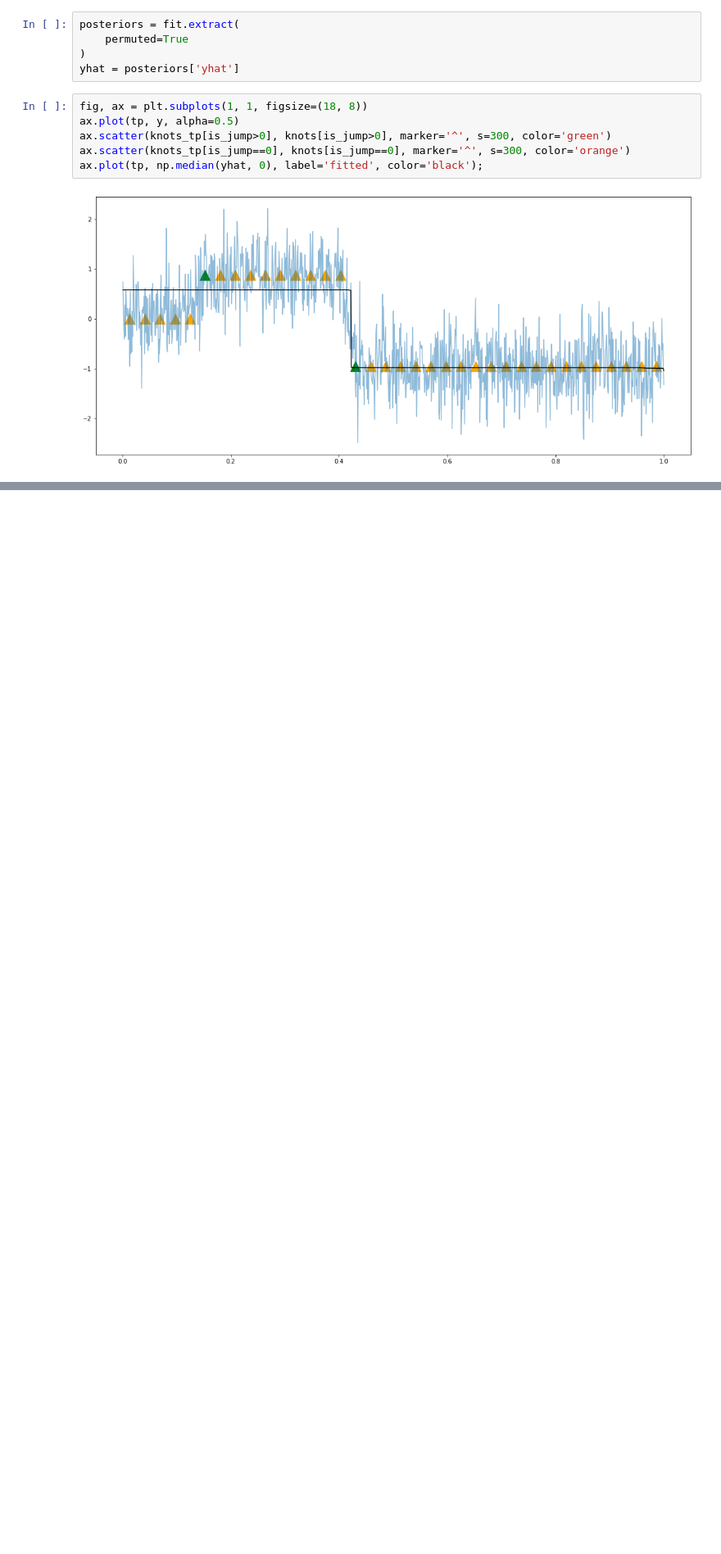
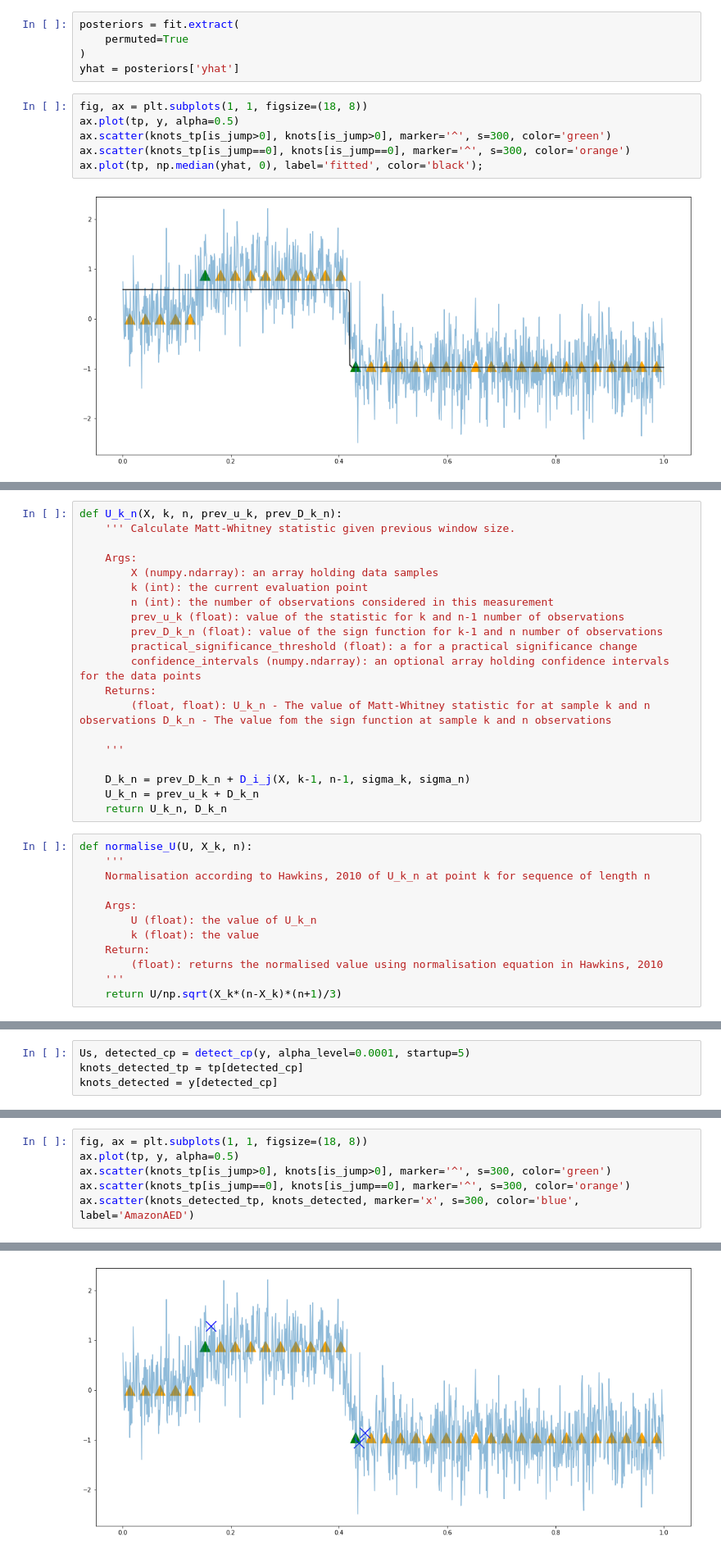
Before and after one commit to edwinnglabs/ts-playground, a Jupyter notebook: notebooks/change_point_spline.ipynb, the cells around one changed output, grey strips where cells are left out. Shown at 82% size. Cells and saved outputs as stored; diff of their text form; blank space fills up the shorter version.

Commit message:
change point research

```diff
--- a/notebooks/change_point_spline.ipynb
+++ b/notebooks/change_point_spline.ipynb
@@ -455,0 +487,32 @@ array([ 0.58305087, -1.41310145, -0.9583554 , -1.0403483 ])
+# %%
+def U_k_n(X, k, n, prev_u_k, prev_D_k_n):
+    ''' Calculate Matt-Whitney statistic given previous window size.
+
+    Args:
+        X (numpy.ndarray): an array holding data samples
+        k (int): the current evaluation point
+        n (int): the number of observations considered in this measurement
+        prev_u_k (float): value of the statistic for k and n-1 number of observations
+        prev_D_k_n (float): value of the sign function for k-1 and n number of observations
+        practical_significance_threshold (float): a for a practical significance change
+        confidence_intervals (numpy.ndarray): an optional array holding confidence intervals for the data points
+    Returns:
+        (float, float): U_k_n - The value of Matt-Whitney statistic for at sample k and n observations D_k_n - The value fom the sign function at sample k and n observations
+
+    '''
+
+    D_k_n = prev_D_k_n + D_i_j(X, k-1, n-1, sigma_k, sigma_n)
+    U_k_n = prev_u_k + D_k_n
+    return U_k_n, D_k_n
+# %%
+def normalise_U(U, X_k, n):
+    '''
+    Normalisation according to Hawkins, 2010 of U_k_n at point k for sequence of length n
+
+    Args:
+        U (float): the value of U_k_n
+        k (float): the value
+    Return:
+        (float): returns the normalised value using normalisation equation in Hawkins, 2010
+    '''
+    return U/np.sqrt(X_k*(n-X_k)*(n+1)/3)
@@ -455,0 +563,4 @@ array([ 0.58305087, -1.41310145, -0.9583554 , -1.0403483 ])
+# %%
+Us, detected_cp = detect_cp(y, alpha_level=0.0001, startup=5)
+knots_detected_tp = tp[detected_cp]
+knots_detected = y[detected_cp]
@@ -455,0 +571,7 @@ array([ 0.58305087, -1.41310145, -0.9583554 , -1.0403483 ])
+# %%
+fig, ax = plt.subplots(1, 1, figsize=(18, 8))
+ax.plot(tp, y, alpha=0.5)
+ax.scatter(knots_tp[is_jump>0], knots[is_jump>0], marker='^', s=300, color='green')
+ax.scatter(knots_tp[is_jump==0], knots[is_jump==0], marker='^', s=300, color='orange')
+ax.scatter(knots_detected_tp, knots_detected, marker='x', s=300, color='blue', label='AmazonAED')
+# %% [output]
@@ -455,0 +579 @@ array([ 0.58305087, -1.41310145, -0.9583554 , -1.0403483 ])
+[figure, added]
```
Also changed, not shown: parts of 8 cells of this notebook, 1 other file.
